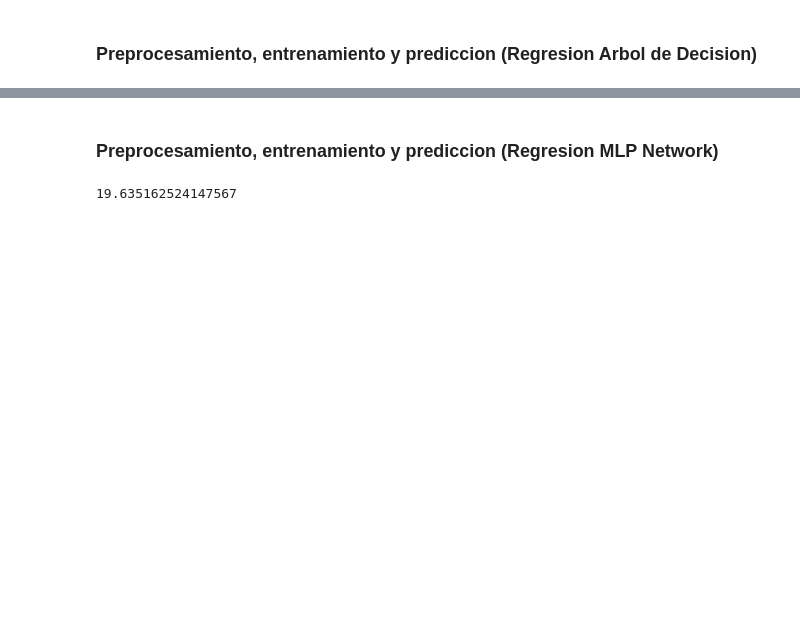
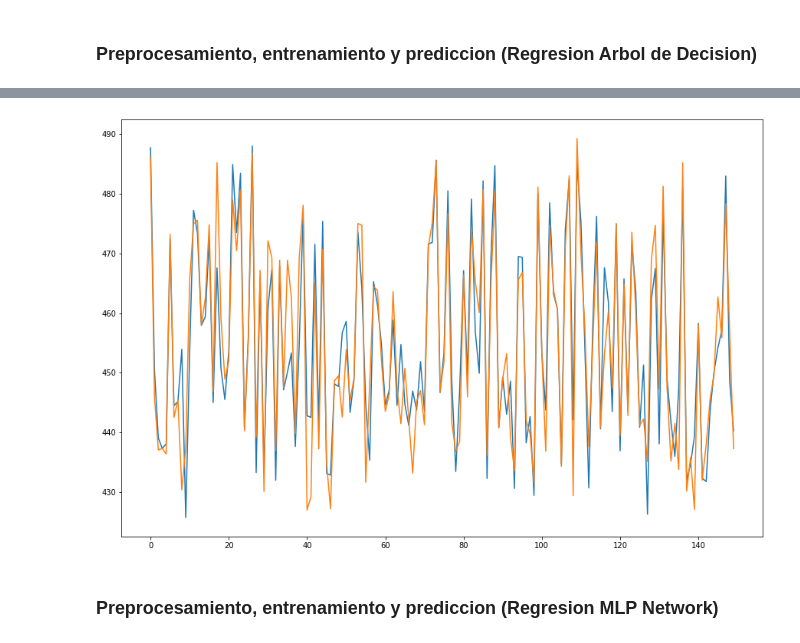
Before and after one commit to zs10011598/dci4, a Jupyter notebook: reto_filtro/solucion_pedro_daniel/data_analysis.ipynb, the cells around one changed output, grey strips where cells are left out. Cells and saved outputs as stored; diff of their text form; code cells hidden in the pictures; blank space fills up the shorter version.

```diff
--- a/reto_filtro/solucion_pedro_daniel/data_analysis.ipynb
+++ b/reto_filtro/solucion_pedro_daniel/data_analysis.ipynb
@@ -80,17 +108,6 @@ mean_squared_error(Y_pred, Y_test)
+# %%
+plot_real_predicted(Y_pred)
+# %% [output]
+[figure, added]
 # %% [markdown]
 ### Preprocesamiento, entrenamiento y prediccion (Regresion MLP Network)
-# %%
-scaler = StandardScaler()
-clf = MLPRegressor(hidden_layer_sizes=(10,8,10), activation='relu', solver='adam', max_iter=500)
-
-pipe = Pipeline([
-    ('scaler', scaler),
-    ('regressor', clf)
-])
-
-pipe.fit(X_trai, Y_trai)
-Y_pred = pipe.predict(X_test)
-
-mean_squared_error(Y_pred, Y_test)
-# %% [output]
-19.635162524147567
```
Also changed, not shown: parts of 10 cells of this notebook.
